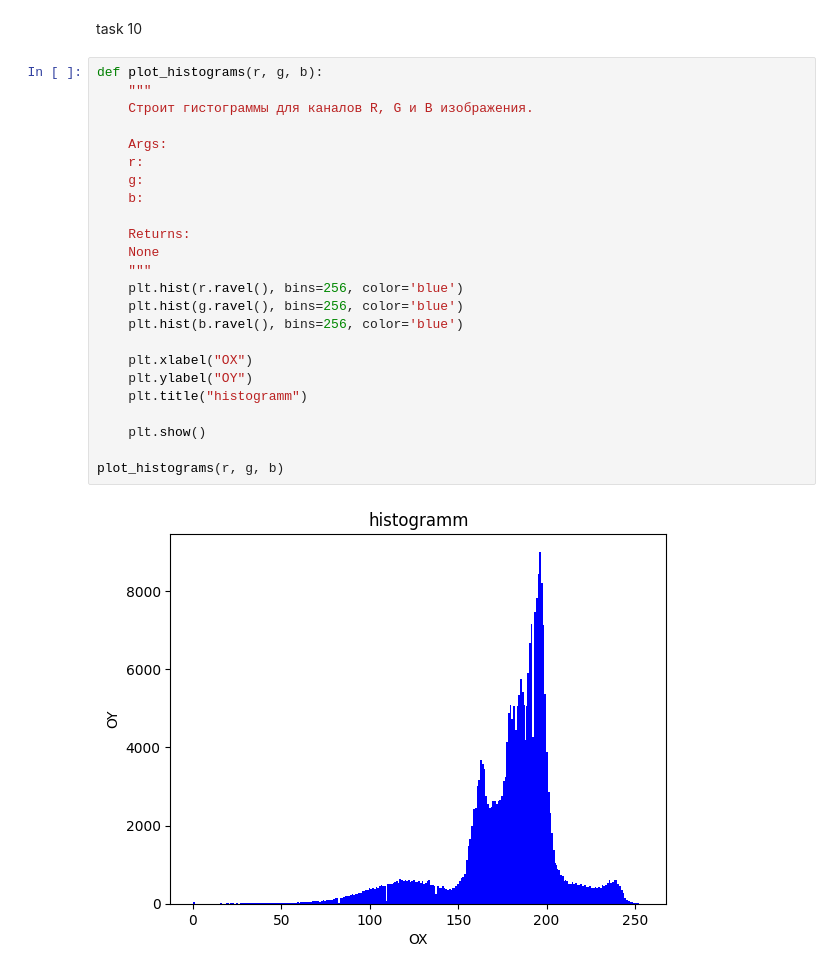
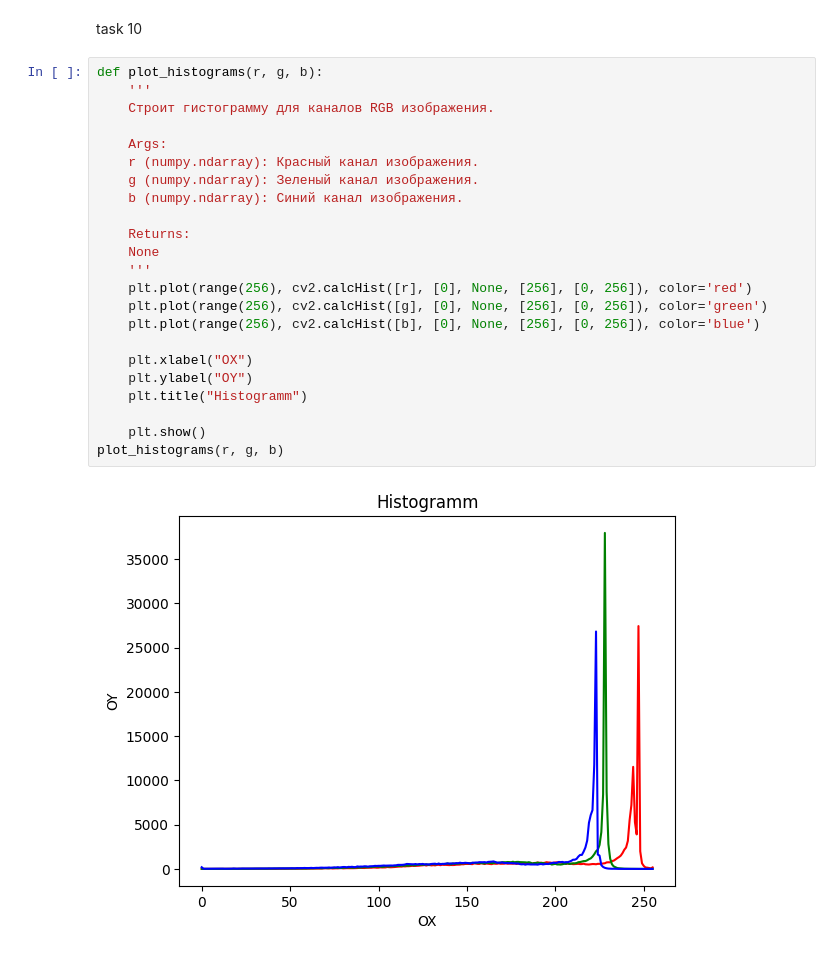
Before and after one commit to Amirprogrammer689/PP-v5, a Jupyter notebook: data_analysis_n_visualization.ipynb, the cells around one changed output. Saved outputs shown, nothing was run; the diff lists cells and outputs as text.

```diff
--- a/data_analysis_n_visualization.ipynb
+++ b/data_analysis_n_visualization.ipynb
@@ -230,27 +230,26 @@ r, g, b = read_and_split_image(df, 1)
 task 10
 # %%
 def plot_histograms(r, g, b):
-    """
-    Строит гистограммы для каналов R, G и B изображения.
+    '''
+    Строит гистограмму для каналов RGB изображения.
 
     Args:
-    r:
-    g:
-    b:
+    r (numpy.ndarray): Красный канал изображения.
+    g (numpy.ndarray): Зеленый канал изображения.
+    b (numpy.ndarray): Синий канал изображения.
 
     Returns:
     None
-    """
-    plt.hist(r.ravel(), bins=256, color='blue')
-    plt.hist(g.ravel(), bins=256, color='blue')
-    plt.hist(b.ravel(), bins=256, color='blue')
+    '''
+    plt.plot(range(256), cv2.calcHist([r], [0], None, [256], [0, 256]), color='red')
+    plt.plot(range(256), cv2.calcHist([g], [0], None, [256], [0, 256]), color='green')
+    plt.plot(range(256), cv2.calcHist([b], [0], None, [256], [0, 256]), color='blue')
 
     plt.xlabel("OX")
     plt.ylabel("OY")
-    plt.title("histogramm")
+    plt.title("Histogramm")
 
     plt.show()
-
 plot_histograms(r, g, b)
 # %% [output]
-[figure, old version]
+[figure, new version]
```
Also changed, not shown: 1 other file.
